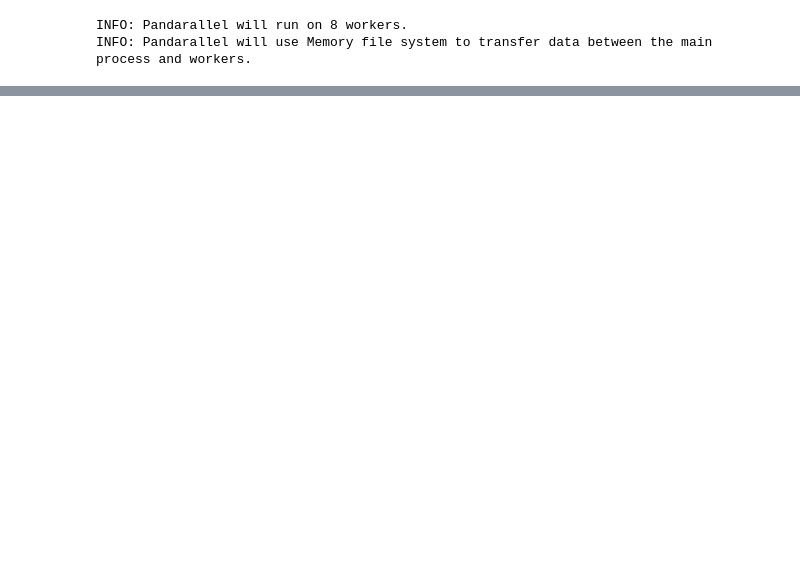
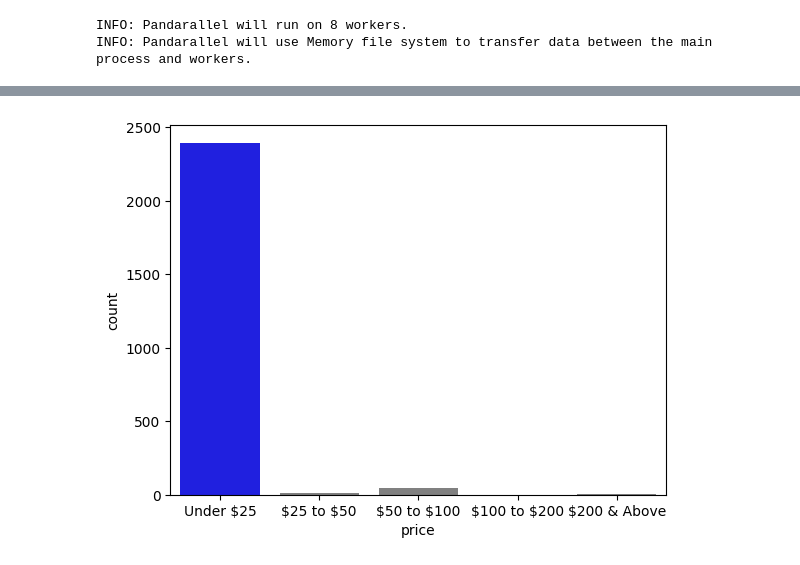
Before and after one commit to saiteki-kai/amazon-reviews, a Jupyter notebook: notebooks/02_analysis.ipynb, the cells around one changed output, grey strips where cells are left out. Cells and saved outputs as stored; diff of their text form; code cells hidden in the pictures; blank space fills up the shorter version.

```diff
--- a/notebooks/02_analysis.ipynb
+++ b/notebooks/02_analysis.ipynb
@@ -458,0 +200,26 @@ fig.tight_layout()
+# %%
+price_categories = pd.CategoricalDtype(
+    categories=[
+        "Under \$25",
+        "\$25 to \$50",
+        "\$50 to \$100",
+        "\$100 to \$200",
+        "\$200 & Above",
+    ],
+    ordered=True,
+)
+
+corsair_df["price"] = corsair_df["price"].apply(
+    lambda x: "Under \$25"
+    if x < 25
+    else (
+        "\$25 to \$50"
+        if x < 50
+        else (
+            "\$50 to \$100"
+            if x < 100
+            else ("\$100 to \$200" if x < 200 else "\$200 & Above")
+        )
+    )
+)
+corsair_df["price"] = corsair_df["price"].astype(price_categories)
@@ -458,0 +238,19 @@ fig.tight_layout()
+# %%
+price_palette = []
+categories=[
+    "Under \$25",
+    "\$25 to \$50",
+    "\$50 to \$100",
+    "\$100 to \$200",
+    "\$200 & Above",
+]
+for x in categories:
+    if x == "Under \$25":
+        price_palette.append('blue')
+    else:
+        price_palette.append('gray')
+
+ax = sns.countplot(corsair_df, x='price', palette=price_palette)
+fig.tight_layout()
+# %% [output]
+[figure, added]
```
Also changed, not shown: parts of 67 cells of this notebook.
